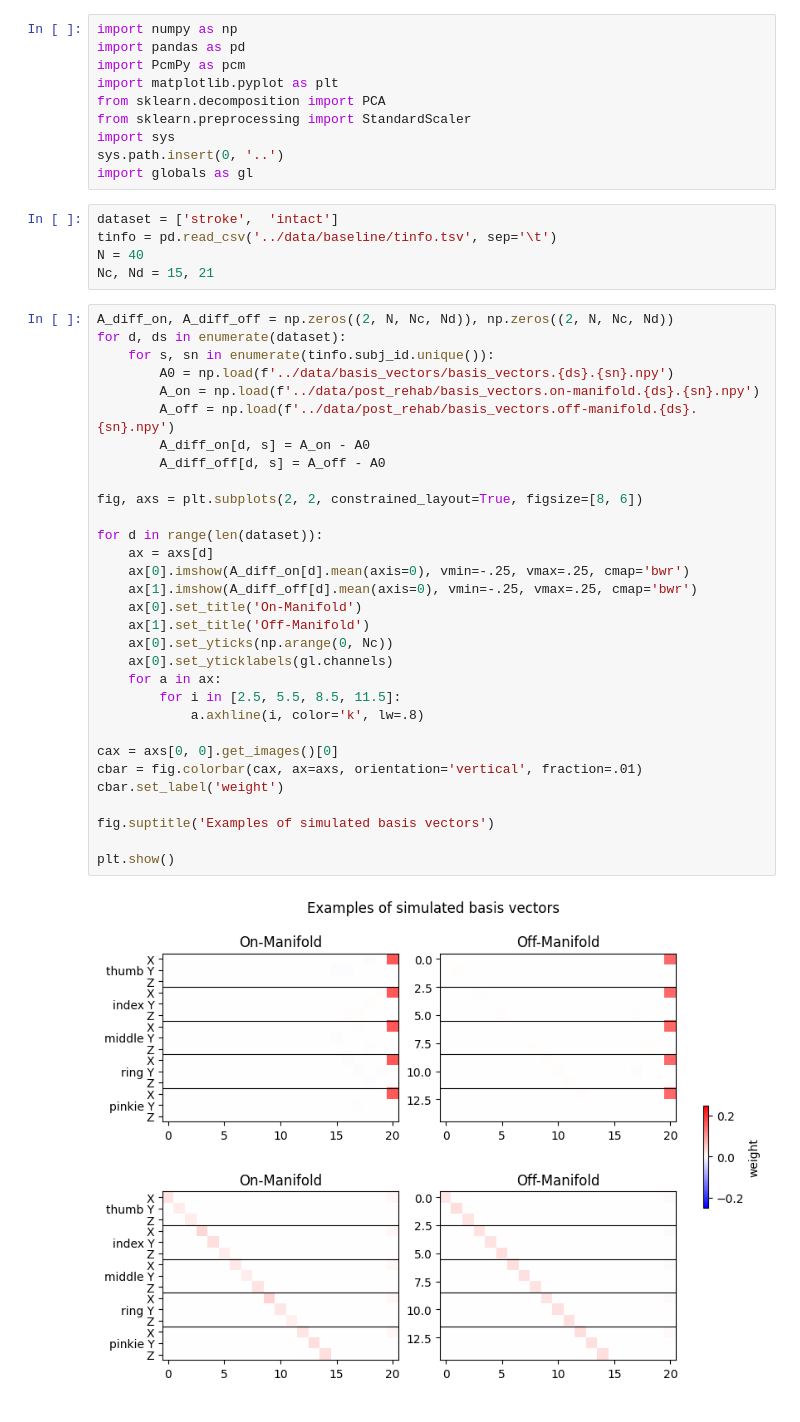
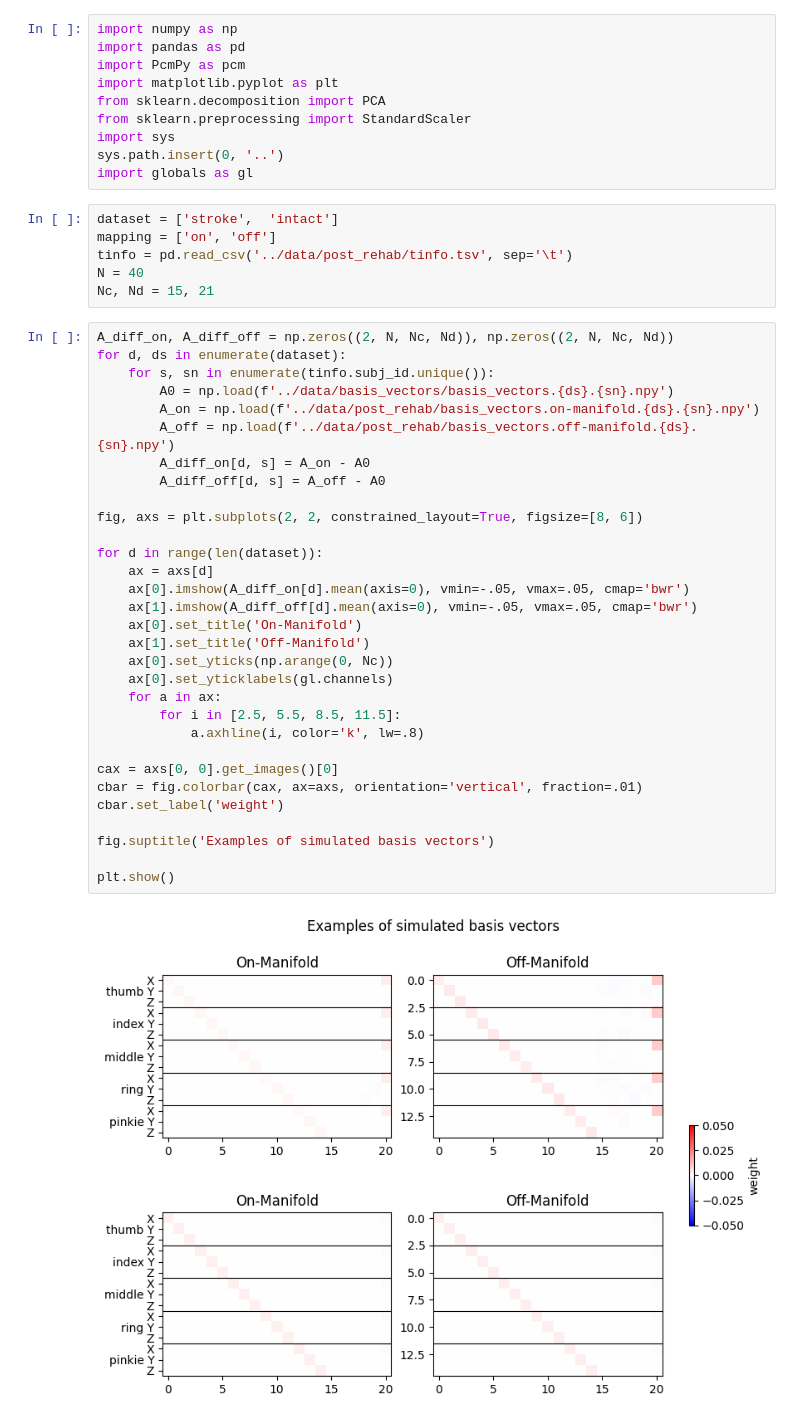
Before and after one commit to mnlmrc/OffManifoldLearning, a Jupyter notebook: notebooks/post_rehab.ipynb, the cells around one changed output. Saved outputs shown, nothing was run; the diff lists cells and outputs as text.

```diff
--- a/notebooks/post_rehab.ipynb
+++ b/notebooks/post_rehab.ipynb
@@ -10,40 +10,41 @@ sys.path.insert(0, '..')
 import globals as gl
 # %%
 dataset = ['stroke',  'intact']
-tinfo = pd.read_csv('../data/baseline/tinfo.tsv', sep='\t')
+mapping = ['on', 'off']
+tinfo = pd.read_csv('../data/post_rehab/tinfo.tsv', sep='\t')
 N = 40
 Nc, Nd = 15, 21
 # %%
 A_diff_on, A_diff_off = np.zeros((2, N, Nc, Nd)), np.zeros((2, N, Nc, Nd))
 for d, ds in enumerate(dataset):
     for s, sn in enumerate(tinfo.subj_id.unique()):
         A0 = np.load(f'../data/basis_vectors/basis_vectors.{ds}.{sn}.npy')
         A_on = np.load(f'../data/post_rehab/basis_vectors.on-manifold.{ds}.{sn}.npy')
         A_off = np.load(f'../data/post_rehab/basis_vectors.off-manifold.{ds}.{sn}.npy')
         A_diff_on[d, s] = A_on - A0
         A_diff_off[d, s] = A_off - A0
 
 fig, axs = plt.subplots(2, 2, constrained_layout=True, figsize=[8, 6])
 
 for d in range(len(dataset)):
     ax = axs[d]
-    ax[0].imshow(A_diff_on[d].mean(axis=0), vmin=-.25, vmax=.25, cmap='bwr')
-    ax[1].imshow(A_diff_off[d].mean(axis=0), vmin=-.25, vmax=.25, cmap='bwr')
+    ax[0].imshow(A_diff_on[d].mean(axis=0), vmin=-.05, vmax=.05, cmap='bwr')
+    ax[1].imshow(A_diff_off[d].mean(axis=0), vmin=-.05, vmax=.05, cmap='bwr')
     ax[0].set_title('On-Manifold')
     ax[1].set_title('Off-Manifold')
     ax[0].set_yticks(np.arange(0, Nc))
     ax[0].set_yticklabels(gl.channels)
     for a in ax:
         for i in [2.5, 5.5, 8.5, 11.5]:
             a.axhline(i, color='k', lw=.8)
 
 cax = axs[0, 0].get_images()[0]
 cbar = fig.colorbar(cax, ax=axs, orientation='vertical', fraction=.01)
 cbar.set_label('weight')
 
 fig.suptitle('Examples of simulated basis vectors')
 
 plt.show()
 # %% [output]
-[figure, old version]
+[figure, new version]
 # %%
```
Also changed, not shown: parts of 3 cells of this notebook, 3 other files.
